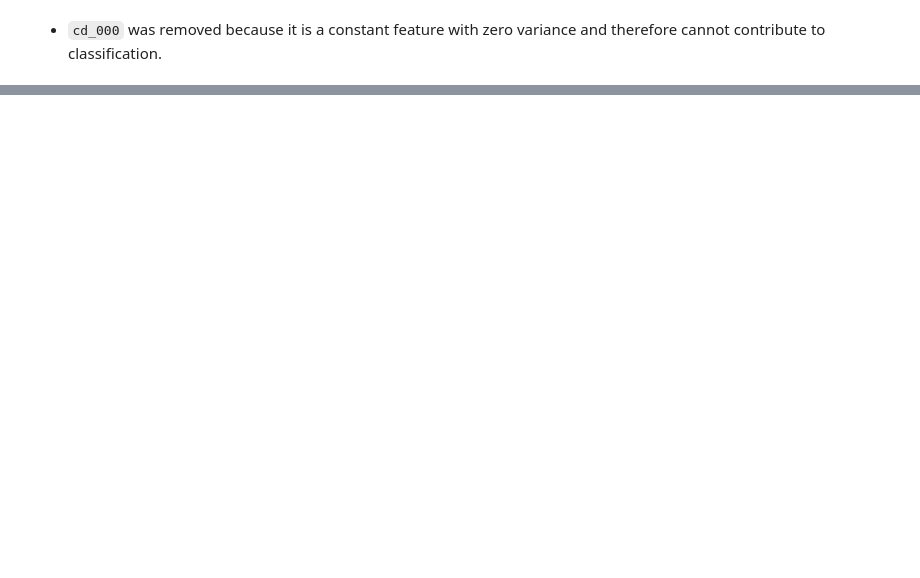
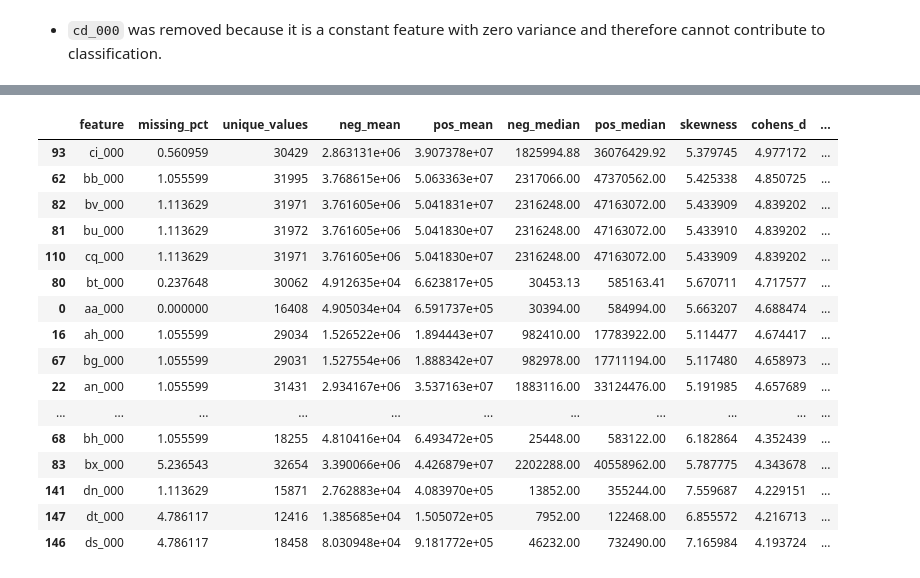
Before and after one commit to shubhamaware18/Live-Air-Pressure-Sensor, a Jupyter notebook: EDA.ipynb, the cells around one changed output, grey strips where cells are left out. Cells and saved outputs as stored; diff of their text form; code cells hidden in the pictures; blank space fills up the shorter version.

```diff
--- a/EDA.ipynb
+++ b/EDA.ipynb
@@ -790,0 +1317,73 @@ plt.show()
+# %%
+# Motive: Compute class-wise means, medians, skewness, missingness, and Cohen's d to quantify how strongly individual sensors differ between neg and pos observations.
+X = df.drop(columns=["class", "cd_000"])
+y = df["class"]
+
+feature_analysis = []
+
+for feature in X.columns:
+
+    neg_values = X.loc[y == "neg", feature].dropna()
+    pos_values = X.loc[y == "pos", feature].dropna()
+
+    neg_mean = neg_values.mean()
+    pos_mean = pos_values.mean()
+
+    neg_std = neg_values.std()
+    pos_std = pos_values.std()
+
+    n_neg = len(neg_values)
+    n_pos = len(pos_values)
+
+    pooled_std = np.sqrt(
+        (
+            (n_neg - 1) * neg_std**2 +
+            (n_pos - 1) * pos_std**2
+        )
+        / (n_neg + n_pos - 2)
+    )
+
+    if pooled_std != 0:
+        cohens_d = (pos_mean - neg_mean) / pooled_std
+    else:
+        cohens_d = 0
+
+    feature_analysis.append({
+        "feature": feature,
+        "missing_pct": X[feature].isna().mean() * 100,
+        "unique_values": X[feature].nunique(),
+        "neg_mean": neg_mean,
+        "pos_mean": pos_mean,
+        "neg_median": neg_values.median(),
+        "pos_median": pos_values.median(),
+        "skewness": X[feature].skew(),
+        "cohens_d": cohens_d,
+        "abs_cohens_d": abs(cohens_d)
+    })
+
+feature_analysis = pd.DataFrame(feature_analysis)
+
+feature_analysis = feature_analysis.sort_values(
+    "abs_cohens_d",
+    ascending=False
+)
+
+feature_analysis.head(20)
+# %% [output]
+|  | feature | missing_pct | unique_values | neg_mean | pos_mean | neg_median | pos_median | skewness | cohens_d | ... |
+| 93 | ci_000 | 0.560959 | 30429 | 2.863131e+06 | 3.907378e+07 | 1825994.88 | 36076429.92 | 5.379745 | 4.977172 | ... |
+| 62 | bb_000 | 1.055599 | 31995 | 3.768615e+06 | 5.063363e+07 | 2317066.00 | 47370562.00 | 5.425338 | 4.850725 | ... |
+| 82 | bv_000 | 1.113629 | 31971 | 3.761605e+06 | 5.041831e+07 | 2316248.00 | 47163072.00 | 5.433909 | 4.839202 | ... |
+| 81 | bu_000 | 1.113629 | 31972 | 3.761605e+06 | 5.041830e+07 | 2316248.00 | 47163072.00 | 5.433910 | 4.839202 | ... |
+| 110 | cq_000 | 1.113629 | 31971 | 3.761605e+06 | 5.041830e+07 | 2316248.00 | 47163072.00 | 5.433909 | 4.839202 | ... |
+| 80 | bt_000 | 0.237648 | 30062 | 4.912635e+04 | 6.623817e+05 | 30453.13 | 585163.41 | 5.670711 | 4.717577 | ... |
+| 0 | aa_000 | 0.000000 | 16408 | 4.905034e+04 | 6.591737e+05 | 30394.00 | 584994.00 | 5.663207 | 4.688474 | ... |
+| 16 | ah_000 | 1.055599 | 29034 | 1.526522e+06 | 1.894443e+07 | 982410.00 | 17783922.00 | 5.114477 | 4.674417 | ... |
+| 67 | bg_000 | 1.055599 | 29031 | 1.527554e+06 | 1.888342e+07 | 982978.00 | 17711194.00 | 5.117480 | 4.658973 | ... |
+| 22 | an_000 | 1.055599 | 31431 | 2.934167e+06 | 3.537163e+07 | 1883116.00 | 33124476.00 | 5.191985 | 4.657689 | ... |
+| ... | ... | ... | ... | ... | ... | ... | ... | ... | ... | ... |
+| 68 | bh_000 | 1.055599 | 18255 | 4.810416e+04 | 6.493472e+05 | 25448.00 | 583122.00 | 6.182864 | 4.352439 | ... |
+| 83 | bx_000 | 5.236543 | 32654 | 3.390066e+06 | 4.426879e+07 | 2202288.00 | 40558962.00 | 5.787775 | 4.343678 | ... |
+| 141 | dn_000 | 1.113629 | 15871 | 2.762883e+04 | 4.083970e+05 | 13852.00 | 355244.00 | 7.559687 | 4.229151 | ... |
+| 147 | dt_000 | 4.786117 | 12416 | 1.385685e+04 | 1.505072e+05 | 7952.00 | 122468.00 | 6.855572 | 4.216713 | ... |
+| 146 | ds_000 | 4.786117 | 18458 | 8.030948e+04 | 9.181772e+05 | 46232.00 | 732490.00 | 7.165984 | 4.193724 | ... |
```
Also changed, not shown: parts of 173 cells of this notebook.
